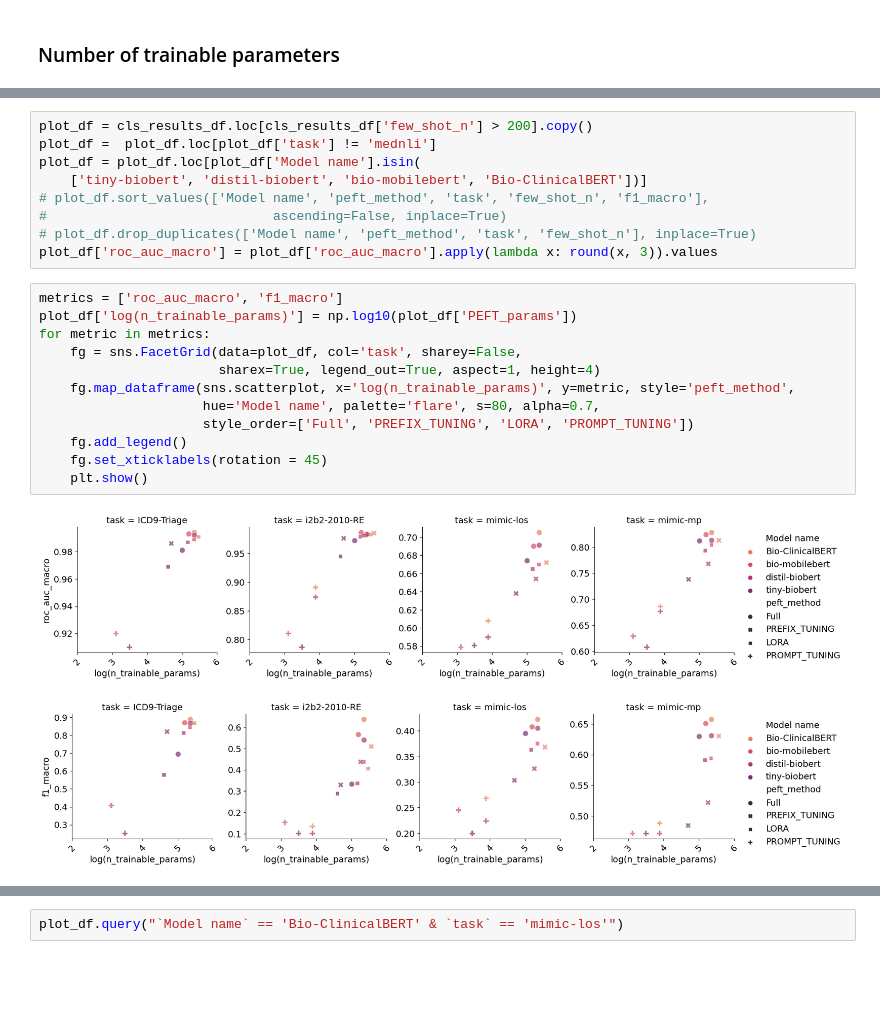
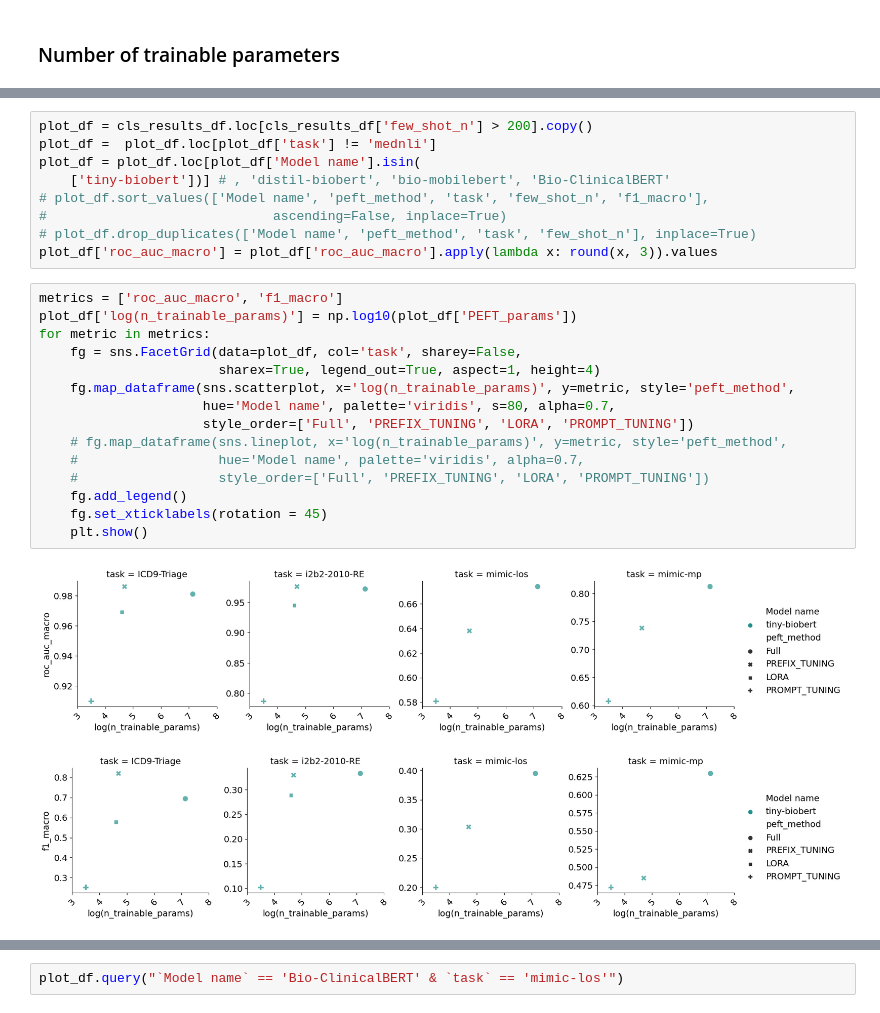
Before and after one commit to nlpie-research/efficient-ml, a Jupyter notebook: notebooks/load_tb_files.ipynb, the cells around one changed output, grey strips where cells are left out. Saved outputs shown, nothing was run; the diff lists cells and outputs as text; blank space fills up the shorter version.

```diff
--- a/notebooks/load_tb_files.ipynb
+++ b/notebooks/load_tb_files.ipynb
@@ -617,7 +632,7 @@ for metric in metrics:
 plot_df = cls_results_df.loc[cls_results_df['few_shot_n'] > 200].copy()
 plot_df =  plot_df.loc[plot_df['task'] != 'mednli']
 plot_df = plot_df.loc[plot_df['Model name'].isin(
-    ['tiny-biobert', 'distil-biobert', 'bio-mobilebert', 'Bio-ClinicalBERT'])]
+    ['tiny-biobert'])] # , 'distil-biobert', 'bio-mobilebert', 'Bio-ClinicalBERT'
 # plot_df.sort_values(['Model name', 'peft_method', 'task', 'few_shot_n', 'f1_macro'],
 #                             ascending=False, inplace=True)
 # plot_df.drop_duplicates(['Model name', 'peft_method', 'task', 'few_shot_n'], inplace=True)
@@ -625,15 +640,18 @@ plot_df['roc_auc_macro'] = plot_df['roc_auc_macro'].apply(lambda x: round(x, 3))
 # %%
 metrics = ['roc_auc_macro', 'f1_macro']
 plot_df['log(n_trainable_params)'] = np.log10(plot_df['PEFT_params'])
 for metric in metrics:
     fg = sns.FacetGrid(data=plot_df, col='task', sharey=False,
                        sharex=True, legend_out=True, aspect=1, height=4)
     fg.map_dataframe(sns.scatterplot, x='log(n_trainable_params)', y=metric, style='peft_method',
-                     hue='Model name', palette='flare', s=80, alpha=0.7,
+                     hue='Model name', palette='viridis', s=80, alpha=0.7,
                      style_order=['Full', 'PREFIX_TUNING', 'LORA', 'PROMPT_TUNING'])
+    # fg.map_dataframe(sns.lineplot, x='log(n_trainable_params)', y=metric, style='peft_method',
+    #                  hue='Model name', palette='viridis', alpha=0.7,
+    #                  style_order=['Full', 'PREFIX_TUNING', 'LORA', 'PROMPT_TUNING'])
     fg.add_legend()
     fg.set_xticklabels(rotation = 45)
     plt.show()
 # %% [output]
-[figure, old version]
+[figure, new version]
-[figure, old version]
+[figure, new version]
```
Also changed, not shown: parts of 4 cells of this notebook, 11 other files.
